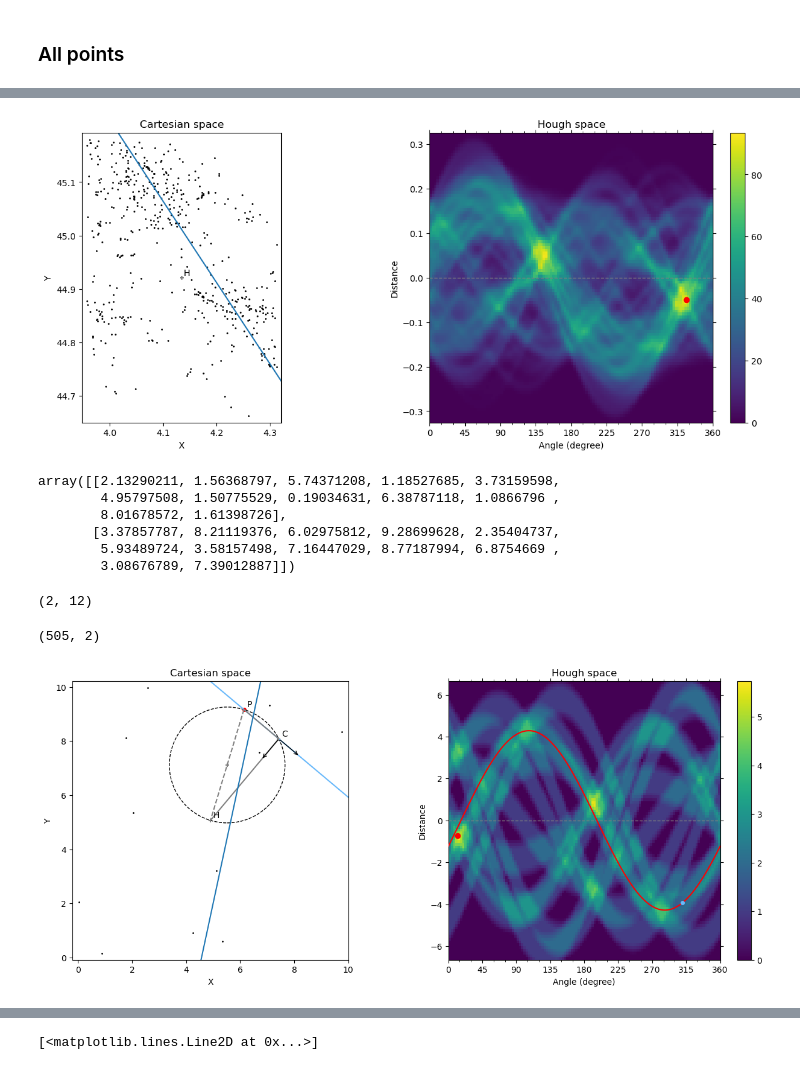
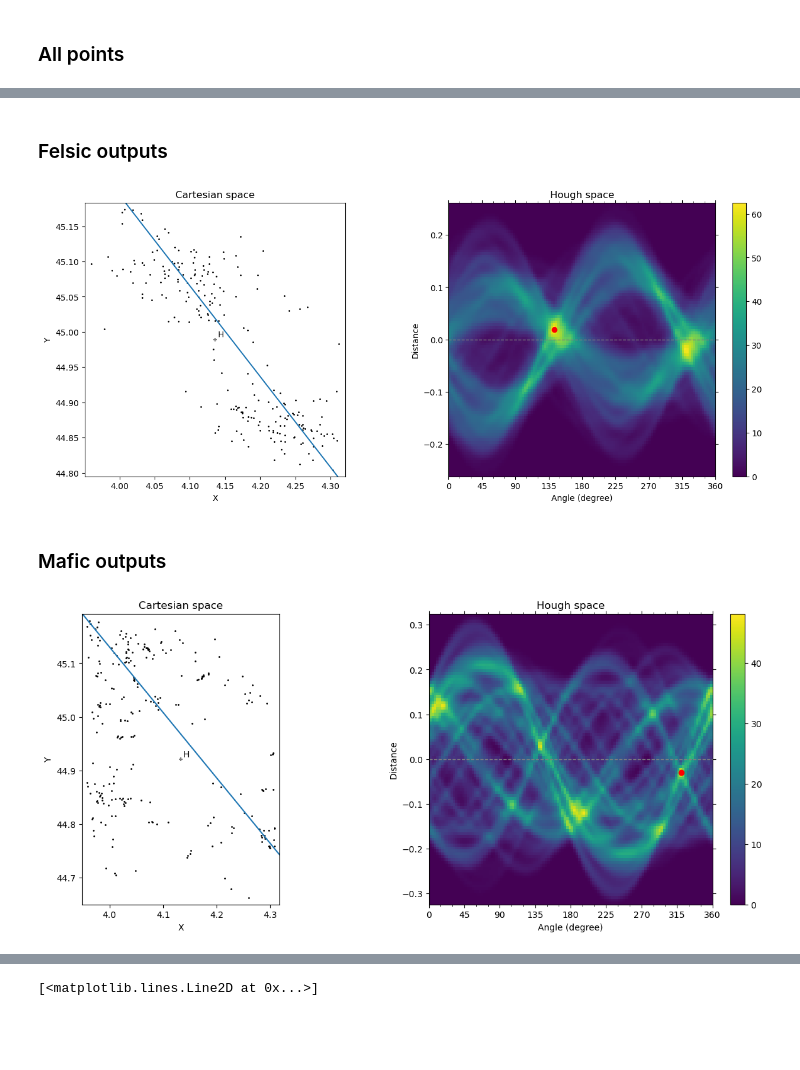
Before and after one commit to GeoISTO/GeoDataKit, a Jupyter notebook: notebook/paper_Pereira_etal_EJM_SucDeSara/paper_Pereira_etal_EJM_SucDeSara.ipynb, the cells around one changed output, grey strips where cells are left out. Drawn from its saved outputs; the diff is of its cells as text; code cells hidden in the pictures; blank space fills up the shorter version.

Commit message:
hough working

```diff
--- a/notebook/paper_Pereira_etal_EJM_SucDeSara/paper_Pereira_etal_EJM_SucDeSara.ipynb
+++ b/notebook/paper_Pereira_etal_EJM_SucDeSara/paper_Pereira_etal_EJM_SucDeSara.ipynb
@@ -29,43 +30,26 @@ array([[ 3.962784,  3.963621,  3.9651  , ...,  4.172879,  4.17433 ,
+# %% [markdown]
+### Felsic outputs
 # %%
-velay_data = data[["x","y"]].to_numpy().T
-hgt = gp.HoughTransform(velay_data, update_area=True)
+felsic_data = data[["x","y"]].loc[data["RockType"]=="Felsic"].to_numpy().T
+hgt = gp.HoughTransform(felsic_data, update_area=True)
 #hgt.select_data_point(2)
 hgt.hough.update_accumulator(kernel_type="gaussian",sigma=0.01)
 hgp = gp.HoughPlot(hgt)
 hgp.plot(show_selected=False,
          show_circle=True,show_hough_point=True,show_triangle=True,
                       show_vector=True)
-hgp.plot_manual(az=45, dist = 1)
 # %% [output]
-[figure, old version]
+[figure, new version]
-# %%
-
-n= 12
-data_test = np.random.uniform(low=0,high=10,size=(2,n))
-data_test
-# %% [output]
-array([[2.13290211, 1.56368797, 5.74371208, 1.18527685, 3.73159598,
-        4.95797508, 1.50775529, 0.19034631, 6.38787118, 1.0866796 ,
-        8.01678572, 1.61398726],
-       [3.37857787, 8.21119376, 6.02975812, 9.28699628, 2.35404737,
-        5.93489724, 3.58157498, 7.16447029, 8.77187994, 6.8754669 ,
-        3.08676789, 7.39012887]])
-# %%
-data.shape
-# %% [output]
-(2, 12)
-# %%
-velay_data.shape
-# %% [output]
-(505, 2)
+# %% [markdown]
+### Mafic outputs
 # %%
-hgt = gp.HoughTransform(data,update_area=True)
-hgt.select_data_point(2)
-#hgt.hough.update_accumulator(kernel_type="triangle",sigma=1,trunc=True,max=1)
-hgt.hough.update_accumulator(kernel_type="line",antialiase= True,width=1)
+mafic_data = data[["x","y"]].loc[data["RockType"]=="Mafic"].to_numpy().T
+hgt = gp.HoughTransform(mafic_data, update_area=True)
+#hgt.select_data_point(2)
+hgt.hough.update_accumulator(kernel_type="gaussian",sigma=0.01)
 hgp = gp.HoughPlot(hgt)
-hgp.plot(show_selected=True,index=2,az=310,
+hgp.plot(show_selected=False,
          show_circle=True,show_hough_point=True,show_triangle=True,
                       show_vector=True)
 # %% [output]
-[figure, old version]
+[figure, new version]
```
Also changed, not shown: parts of 6 cells of this notebook.
